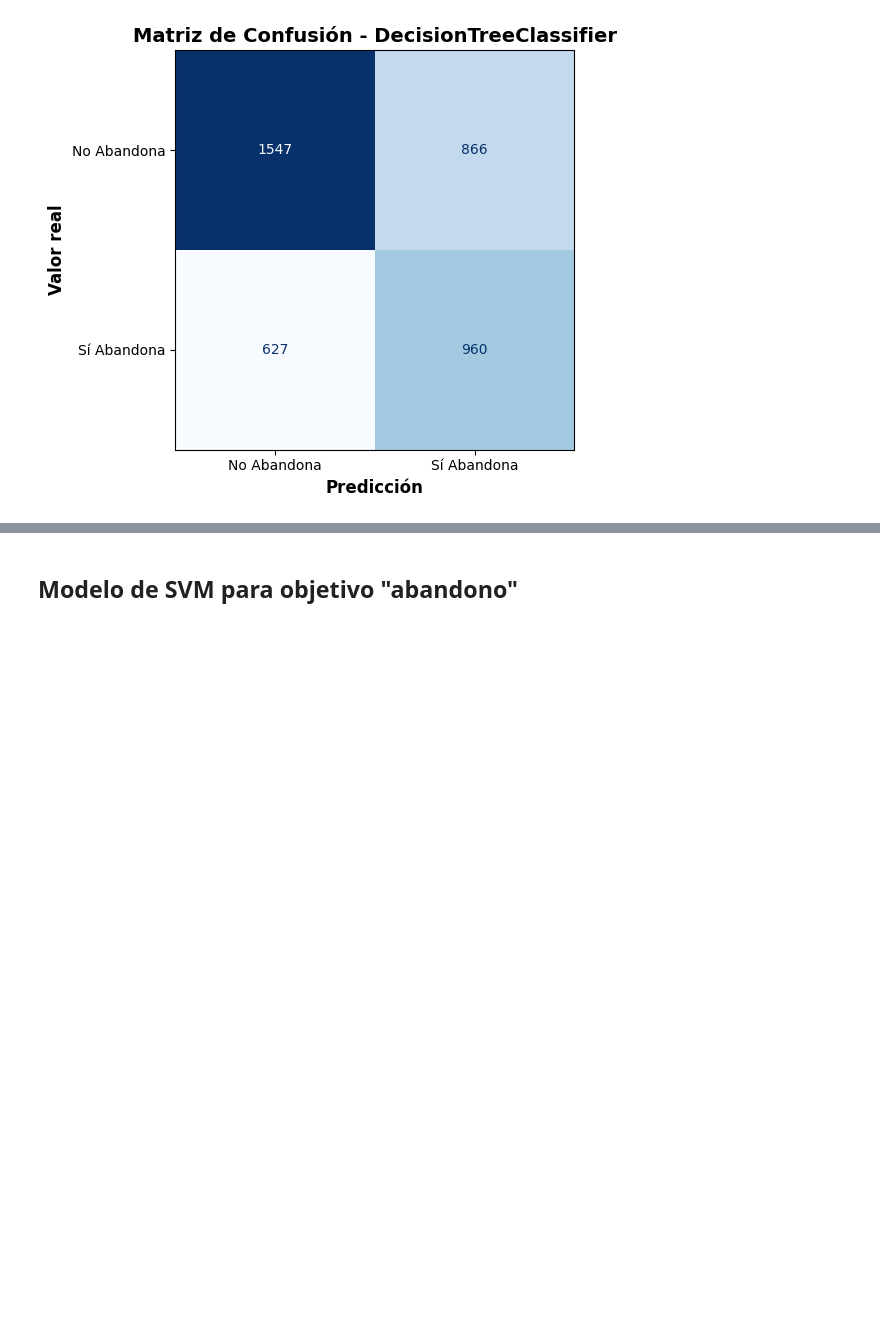
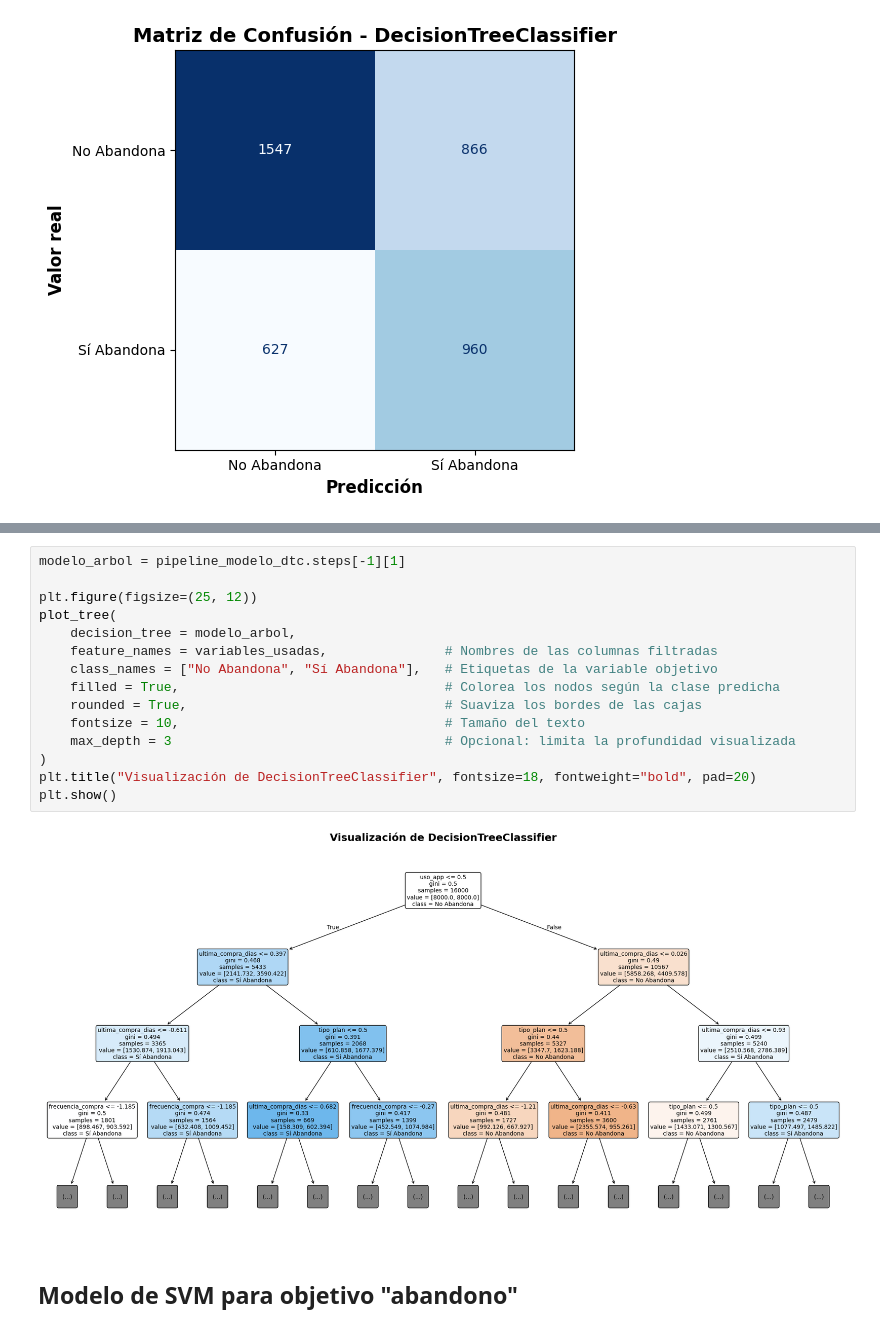
Before and after one commit to ramirezluna-david/proyecto_modelado_grp2, a Jupyter notebook: notebooks/02_modelos_supervisados.ipynb, the cells around one changed output, grey strips where cells are left out. Saved outputs shown, nothing was run; the diff lists cells and outputs as text; blank space fills up the shorter version.

```diff
--- a/notebooks/02_modelos_supervisados.ipynb
+++ b/notebooks/02_modelos_supervisados.ipynb
@@ -562,3 +583,20 @@ graficar_matriz_confusion(
+# %%
+modelo_arbol = pipeline_modelo_dtc.steps[-1][1]
+
+plt.figure(figsize=(25, 12))
+plot_tree(
+    decision_tree = modelo_arbol,
+    feature_names = variables_usadas,               # Nombres de las columnas filtradas
+    class_names = ["No Abandona", "Sí Abandona"],   # Etiquetas de la variable objetivo
+    filled = True,                                  # Colorea los nodos según la clase predicha
+    rounded = True,                                 # Suaviza los bordes de las cajas
+    fontsize = 10,                                  # Tamaño del texto
+    max_depth = 3                                   # Opcional: limita la profundidad visualizada
+)
+plt.title("Visualización de DecisionTreeClassifier", fontsize=18, fontweight="bold", pad=20)
+plt.show()
+# %% [output]
+[figure, added]
 # %% [markdown]
 ## Modelo de SVM para objetivo "abandono"
 # %%
```
Also changed, not shown: parts of 4 cells of this notebook, 9 other files.
